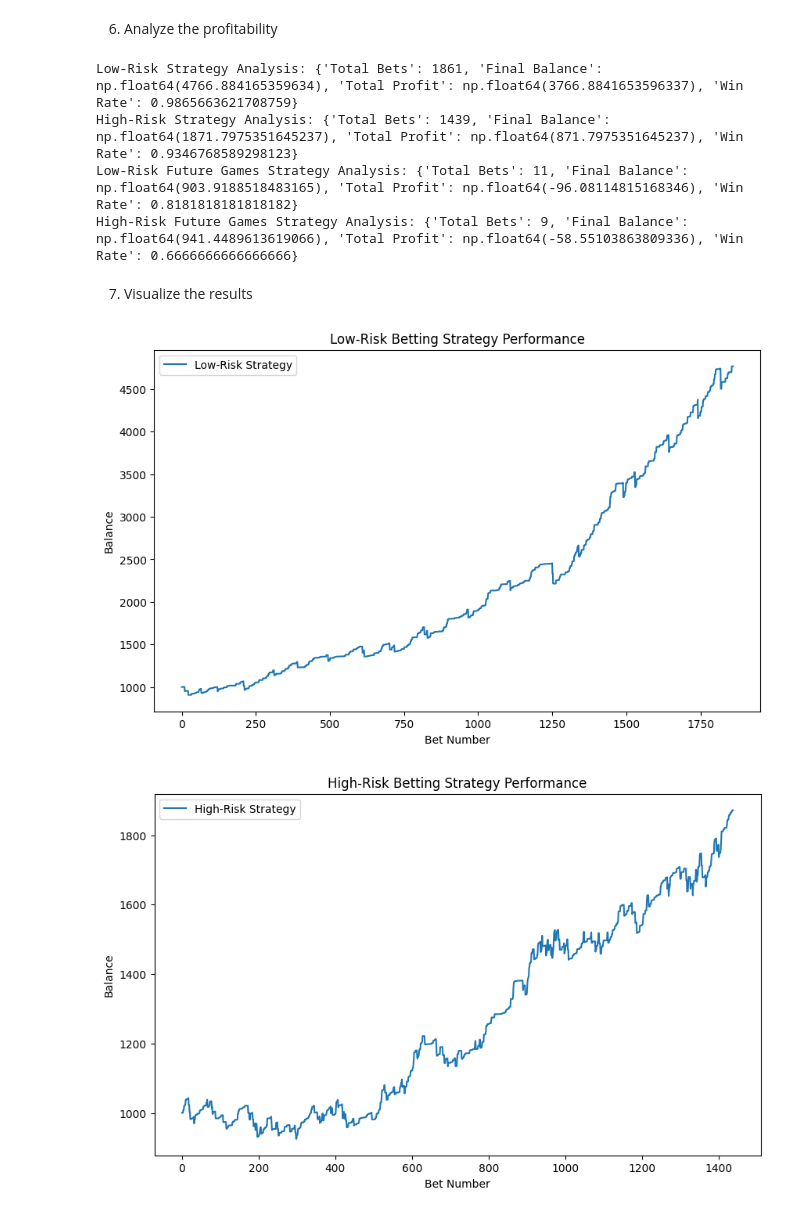
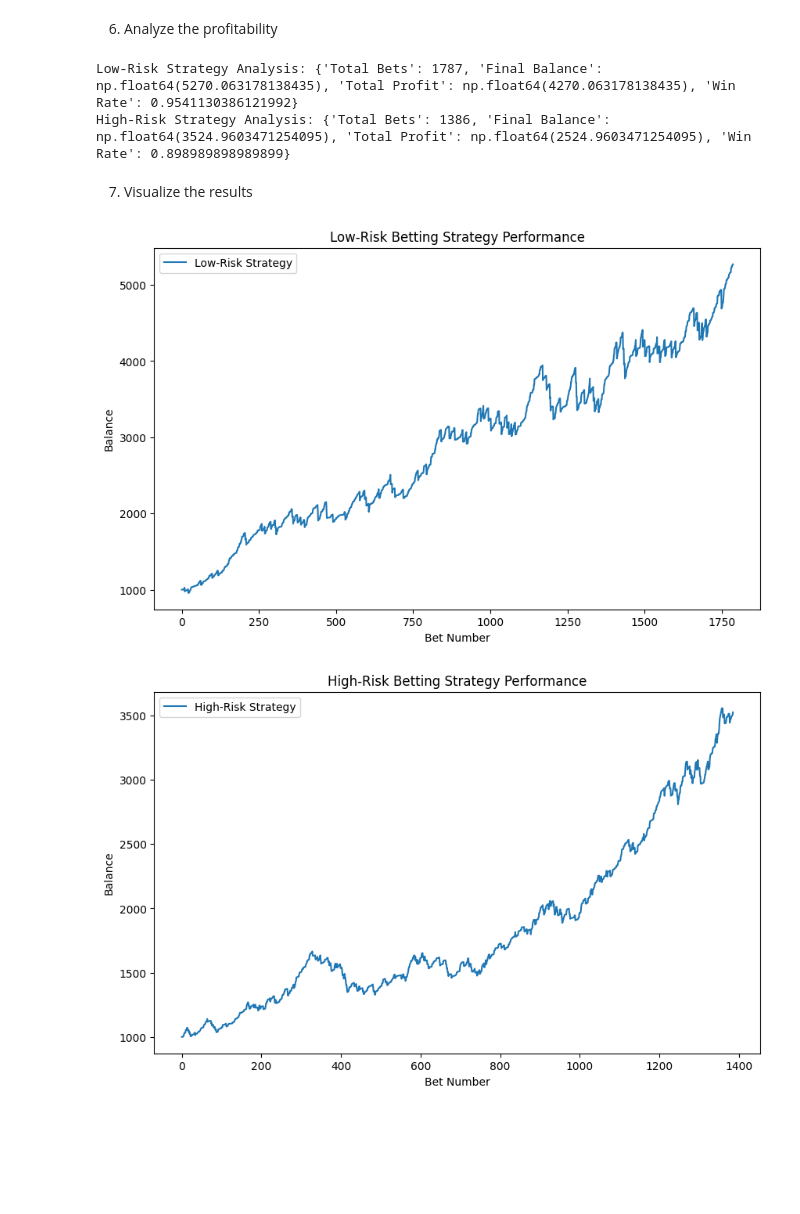
Before and after one commit to shrimpeu/Predictive-Analytics-for-a-Betting-Gaming-Platform, a Jupyter notebook: Betting_Environment.ipynb, the cells around one changed output. Saved outputs shown, nothing was run; the diff lists cells and outputs as text; code cells hidden in the pictures; blank space fills up the shorter version.

```diff
--- a/Betting_Environment.ipynb
+++ b/Betting_Environment.ipynb
@@ -118,38 +104,26 @@ def analyze_strategy(df, initial_balance):
 low_risk_analysis = analyze_strategy(low_risk_df, initial_balance=1000)
 high_risk_analysis = analyze_strategy(high_risk_df, initial_balance=1000)
 
-# Analysis for future games
-low_risk_future_analysis = analyze_strategy(low_risk_future_history, initial_balance=1000)
-high_risk_future_analysis = analyze_strategy(high_risk_future_history, initial_balance=1000)
-
 print("Low-Risk Strategy Analysis:", low_risk_analysis)
 print("High-Risk Strategy Analysis:", high_risk_analysis)
-print("Low-Risk Future Games Strategy Analysis:", low_risk_future_analysis)
-print("High-Risk Future Games Strategy Analysis:", high_risk_future_analysis)
 # %% [output]
-Low-Risk Strategy Analysis: {'Total Bets': 1861, 'Final Balance': np.float64(4766.884165359634), 'Total Profit': np.float64(3766.8841653596337), 'Win Rate': 0.9865663621708759}
-High-Risk Strategy Analysis: {'Total Bets': 1439, 'Final Balance': np.float64(1871.7975351645237), 'Total Profit': np.float64(871.7975351645237), 'Win Rate': 0.9346768589298123}
-Low-Risk Future Games Strategy Analysis: {'Total Bets': 11, 'Final Balance': np.float64(903.9188518483165), 'Total Profit': np.float64(-96.08114815168346), 'Win Rate': 0.8181818181818182}
-High-Risk Future Games Strategy Analysis: {'Total Bets': 9, 'Final Balance': np.float64(941.4489613619066), 'Total Profit': np.float64(-58.55103863809336), 'Win Rate': 0.6666666666666666}
+Low-Risk Strategy Analysis: {'Total Bets': 1787, 'Final Balance': np.float64(5270.063178138435), 'Total Profit': np.float64(4270.063178138435), 'Win Rate': 0.9541130386121992}
+High-Risk Strategy Analysis: {'Total Bets': 1386, 'Final Balance': np.float64(3524.9603471254095), 'Total Profit': np.float64(2524.9603471254095), 'Win Rate': 0.898989898989899}
 # %% [markdown]
 7. Visualize the results
 # %%
 # Visualization
 def plot_betting_strategy(df, strategy_name):
     plt.figure(figsize=(10, 6))
     plt.plot(df['Balance'], label=f'{strategy_name} Strategy')
     plt.xlabel('Bet Number')
     plt.ylabel('Balance')
     plt.title(f'{strategy_name} Betting Strategy Performance')
     plt.legend()
     plt.show()
 
 plot_betting_strategy(low_risk_df, 'Low-Risk')
 plot_betting_strategy(high_risk_df, 'High-Risk')
-
-# Plot results for future games
-plot_betting_strategy(low_risk_future_history, 'Low-Risk (Future Games)')
-plot_betting_strategy(high_risk_future_history, 'High-Risk (Future Games)')
 # %% [output]
-[figure, old version]
+[figure, new version]
-[figure, old version]
+[figure, new version]
```
Also changed, not shown: parts of 3 cells of this notebook, 7 other files.
